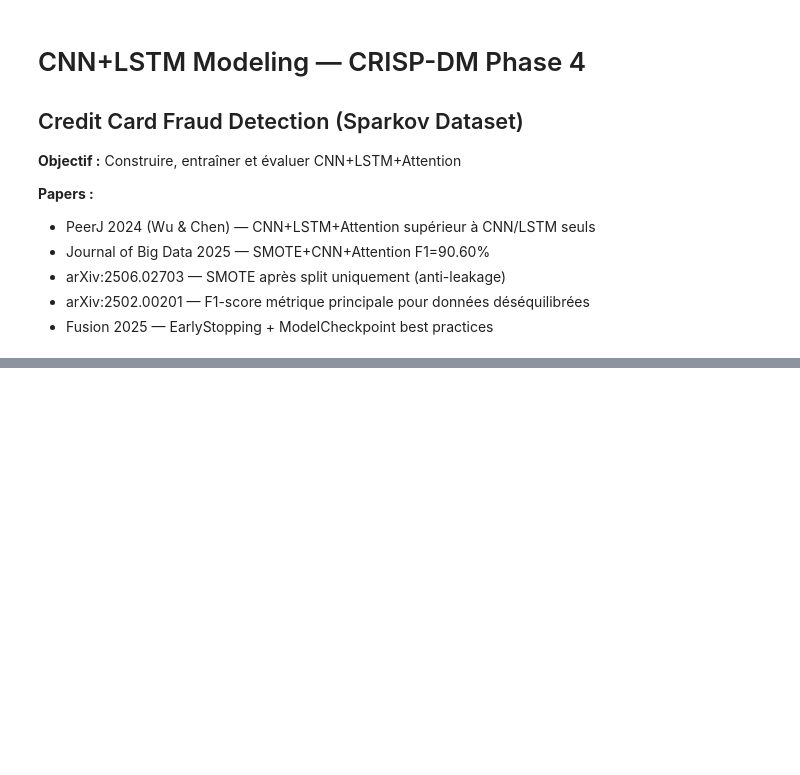
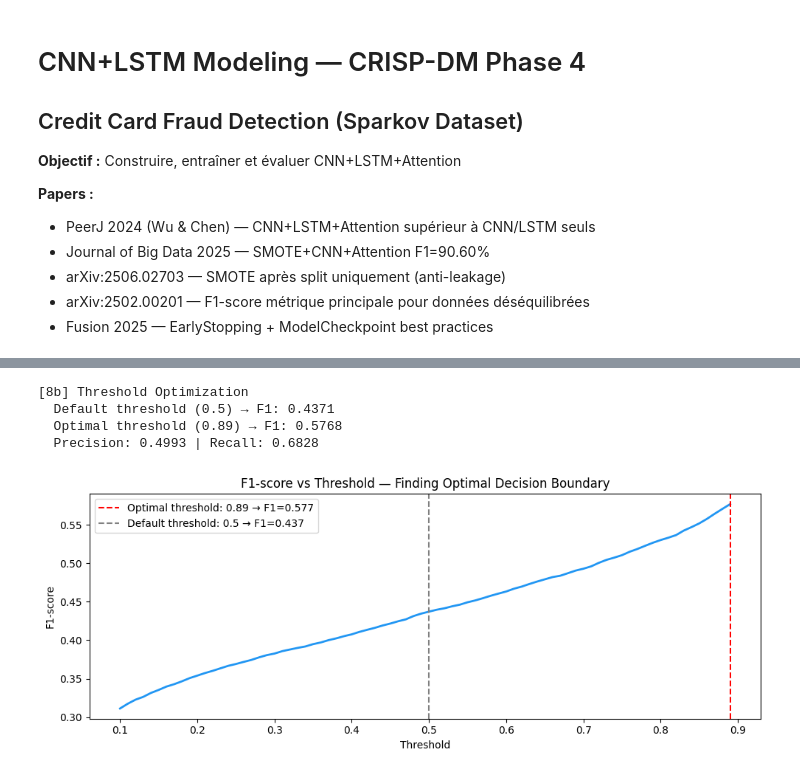
Before and after one commit to philips456/hybrid-ai-platform, a Jupyter notebook: notebooks/03_dl_experiments.ipynb, the cells around one changed output, grey strips where cells are left out. Drawn from its saved outputs; the diff is of its cells as text; code cells hidden in the pictures; blank space fills up the shorter version.

```diff
--- a/notebooks/03_dl_experiments.ipynb
+++ b/notebooks/03_dl_experiments.ipynb
@@ -338,7 +506,10 @@ print('[8] Evaluation — F1-score + AUC-ROC + Confusion Matrix')
 print('-' * 50)
 
 # Charger le meilleur modèle
-best_model = keras.models.load_model(BEST_MODEL_PATH)
+best_model = keras.models.load_model(
+    BEST_MODEL_PATH,
+    custom_objects={'AttentionSum': AttentionSum}
+)
 
 # Prédictions
 y_pred_proba = best_model.predict(X_test, batch_size=512, verbose=0).flatten()
@@ -376,3 +565,45 @@ with mlflow.start_run(run_id=RUN_ID):
+# %%
+# Cell 9b — Optimisation du threshold
+print('[8b] Threshold Optimization')
+
+from sklearn.metrics import f1_score
+import numpy as np
+
+thresholds = np.arange(0.1, 0.9, 0.01)
+f1_scores = [f1_score(y_test, (y_pred_proba >= t).astype(int)) for t in thresholds]
+
+best_threshold = thresholds[np.argmax(f1_scores)]
+best_f1 = max(f1_scores)
+
+print(f'  Default threshold (0.5) → F1: {f1:.4f}')
+print(f'  Optimal threshold ({best_threshold:.2f}) → F1: {best_f1:.4f}')
+
+# Recalculer avec le meilleur threshold
+y_pred_opt = (y_pred_proba >= best_threshold).astype(int)
+prec_opt = precision_score(y_test, y_pred_opt)
+rec_opt  = recall_score(y_test, y_pred_opt)
+print(f'  Precision: {prec_opt:.4f} | Recall: {rec_opt:.4f}')
+
+# Visualisation
+plt.figure(figsize=(10, 4))
+plt.plot(thresholds, f1_scores, color='#2196F3', lw=2)
+plt.axvline(best_threshold, color='red', linestyle='--',
+            label=f'Optimal threshold: {best_threshold:.2f} → F1={best_f1:.3f}')
+plt.axvline(0.5, color='gray', linestyle='--',
+            label=f'Default threshold: 0.5 → F1={f1:.3f}')
+plt.xlabel('Threshold')
+plt.ylabel('F1-score')
+plt.title('F1-score vs Threshold — Finding Optimal Decision Boundary')
+plt.legend()
+plt.tight_layout()
+plt.savefig('notebooks/figures/12_threshold_optimization.png', dpi=150, bbox_inches='tight')
+plt.show()
+# %% [output]
+[8b] Threshold Optimization
+  Default threshold (0.5) → F1: 0.4371
+  Optimal threshold (0.89) → F1: 0.5768
+  Precision: 0.4993 | Recall: 0.6828
+[figure, added]
 # %%
 # Cell 10 — Visualisations évaluation
 print('[9] Evaluation plots')
```
Also changed, not shown: parts of 14 cells of this notebook, 10 other files.
